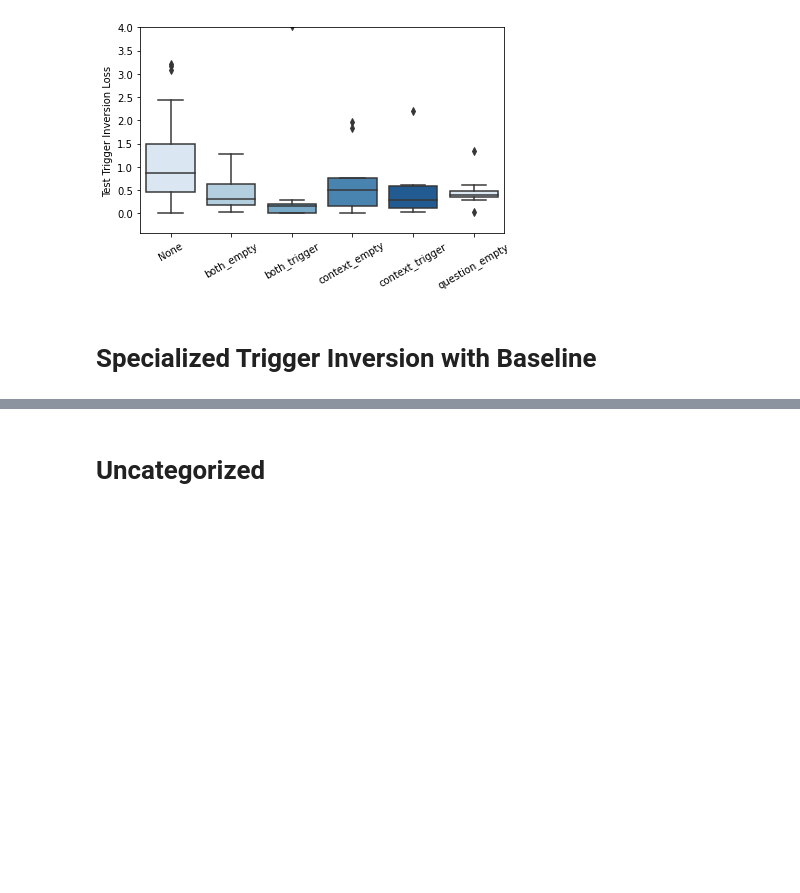
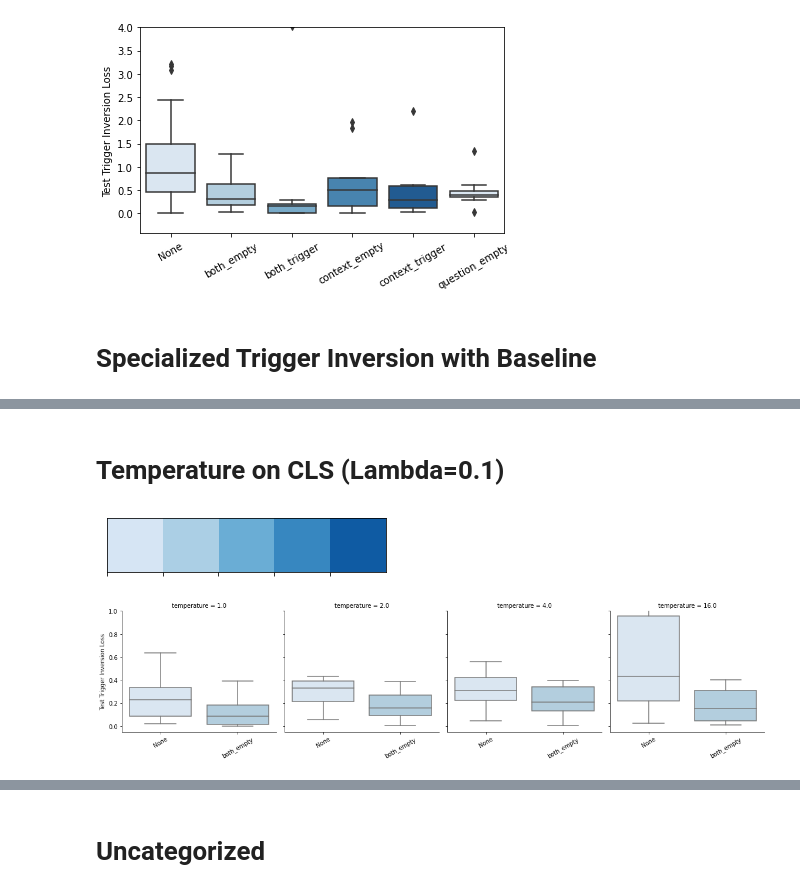
Before and after one commit to utrerf/TrojAI, a Jupyter notebook: NLP/round8/results/viz_results.ipynb, the cells around one changed output, grey strips where cells are left out. Drawn from its saved outputs; the diff is of its cells as text; code cells hidden in the pictures; blank space fills up the shorter version.

```diff
--- a/NLP/round8/results/viz_results.ipynb
+++ b/NLP/round8/results/viz_results.ipynb
@@ -185,0 +213,27 @@ plt.savefig(f'effect_of_specialized_trigger_inversion_with_baseline.pdf', dpi=20
+# %% [markdown]
+# Temperature on CLS (Lambda=0.1)
+# %%
+
+temperature_list = ['1.0', '2.0', '4.0', '16.0']
+
+df_list = [get_df(f'/scratch/utrerf/TrojAI/NLP/round8/results/lambda_0.1_method_discrete_candidates_1_trigger_length_20_rand_starts_1_bs_10_locs_start_end_beam_1_more_data_True_insertion_both_behavior_cls_temperature_{temperature}', 'temperature', f'{temperature}') for temperature in temperature_list]
+df = pd.concat(df_list)
+
+palette = [*sns.color_palette('Blues',5)]
+sns.palplot(palette)
+
+
+g = sns.FacetGrid(df, col="temperature", height=4)
+
+g.map_dataframe(sns.boxplot, x="trigger_option", y="test_trigger_inversion_loss", palette=palette)
+for axes in g.axes.flat:
+    _ = axes.set_xticklabels(axes.get_xticklabels(), rotation=30)
+    # axes.set_xlabel('Trigger Option')
+g.axes[0,0].set_ylabel('Test Trigger Inversion Loss')
+g.set(ylim=(-0.05, 1))
+g.tight_layout()
+
+plt.savefig(f'effect_of_temperature.pdf', dpi=2000)
+# %% [output]
+[figure, added]
+[figure, added]
```
Also changed, not shown: parts of 15 cells of this notebook, 2 other files.
